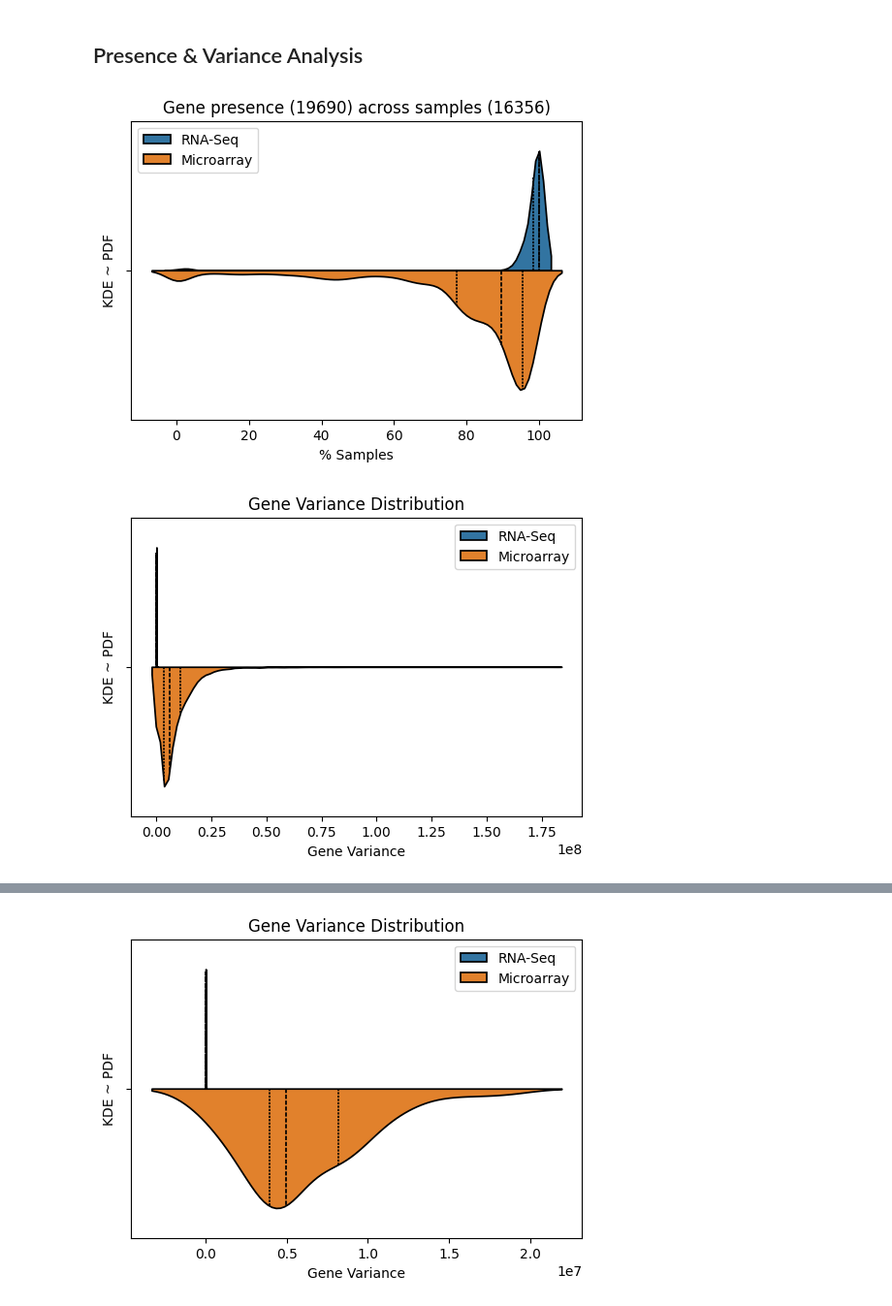
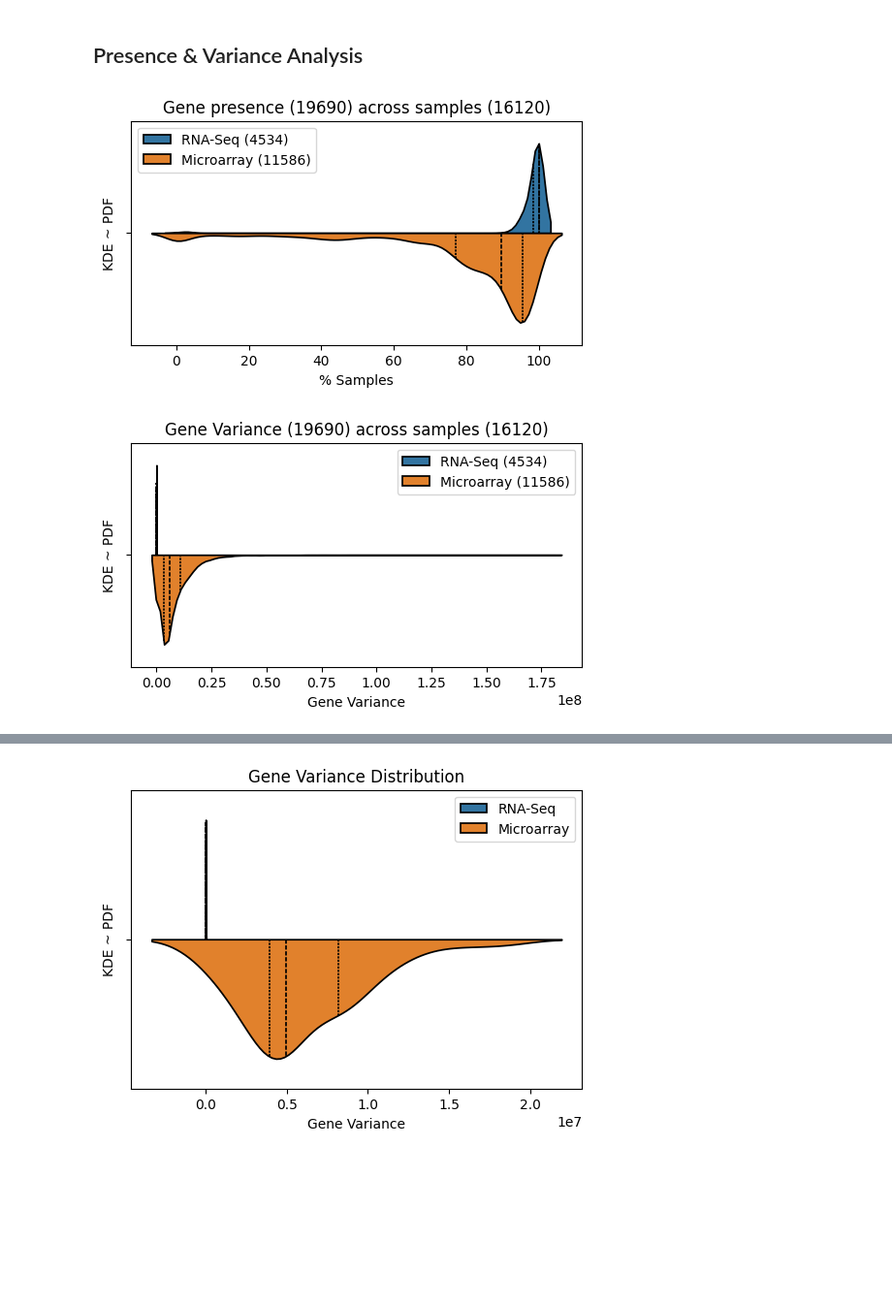
Before and after one commit to 00dylan00/scGPT_playground, a Jupyter notebook: notebooks/pp.data_analysis.ipynb, the cells around one changed output, grey strips where cells are left out. Shown at 97% size. Cells and saved outputs as stored; diff of their text form; code cells hidden in the pictures; blank space fills up the shorter version.

```diff
--- a/notebooks/pp.data_analysis.ipynb
+++ b/notebooks/pp.data_analysis.ipynb
@@ -15,9 +15,10 @@ import pickle, numpy as np, pandas as pd
 import matplotlib.pyplot as plt
 import anndata as ad, os, sys
 from tqdm import tqdm
+import seaborn as sns
 
 # variables
-pp_data = "pp_data-24-09-24-03"
+pp_data = "pp_data-24-09-25-03"
 
 metadata_path = "../data/%s/metadata.pkl" % pp_data
 adata_path = "../data/%s/data.h5ad" % pp_data
@@ -542,73 +658,52 @@ plt.tight_layout()
 
 import matplotlib.pyplot as plt
 
-plt.figure(figsize=(6, 4))
+plt.figure(figsize=(6, 3))
 
-data = {"Category":list(), "Counts":list()}
+data = {"Category": list(), "Counts": list()}
 for library in ["RNA-Seq", "Microarray"]:
     mask = adata.obs["library"] == library
-    n_non_nans = np.sum(~np.isnan(adata.X[mask]), axis=0)/adata.X[mask].shape[0]*100
-    data["Category"].extend([library]*len(n_non_nans))
+    n_non_nans = np.sum(~np.isnan(adata.X[mask]), axis=0) / adata.X[mask].shape[0] * 100
+    data["Category"].extend(["%s (%s)" % (library, np.sum(mask))] * len(n_non_nans))
     data["Counts"].extend(n_non_nans)
 
 df_data = pd.DataFrame(data)
 
 sns.violinplot(
     df_data,
-    x = "Counts",
+    x="Counts",
     orient="h",
     # inner_kws=dict(box_width=15, whis_width=2, color=".8"),
     hue="Category",
     split=True,
     inner="quartile",
     # color="paleturquoise",
     edgecolor="black",
 )
 
-# plt.axvline(
-#     adata.X.shape[0] * 0.95,
-#     color="red",
-#     label=f"≥95% Presence {np.sum(data>=adata.X.shape[0] * 0.95)} genes",
-#     alpha=0.5,
-#     linestyle="--",
-# )
-# plt.axvline(
-#     adata.X.shape[0] * 0.9,
-#     color="green",
-#     label=f"≥90% Presence {np.sum(data>=adata.X.shape[0] * 0.90)} genes",
-#     alpha=0.5,
-#     linestyle="--",
-# )
-# plt.axvline(
-#     adata.X.shape[0] * 0.6,
-#     color="blue",
-#     label=f"≥60% Presence {np.sum(data>=adata.X.shape[0] * 0.60)} genes",
-#     alpha=0.5,
-#     linestyle="--",
-# )
 plt.ylabel("KDE ~ PDF")
 plt.xlabel("% Samples")
 
 plt.legend()
 plt.title(f"Gene presence ({adata.shape[1]}) across samples ({adata.shape[0]})")
 
 plt.savefig(
     os.path.join(output_dir, "presence.png"),
     dpi=300,
     bbox_inches="tight",
 )
 # %% [output]
-[figure, old version]
+[figure, new version]
 # %%
 # Plot Gene Variance across samples
 
 import matplotlib.pyplot as plt
 
-data = {"Category":list(), "Counts":list()}
+data = {"Category": list(), "Counts": list()}
 for library in ["RNA-Seq", "Microarray"]:
     mask = adata.obs["library"] == library
-    n_std= np.nanstd(adata.X[mask], axis=0)
-    data["Category"].extend([library]*len(n_std))
+    n_std = np.nanstd(adata.X[mask], axis=0)
+    data["Category"].extend(["%s (%s)" % (library, np.sum(mask))] * len(n_non_nans))
     data["Counts"].extend(n_std)
 
 df_data = pd.DataFrame(data)
@@ -618,7 +713,7 @@ presence = 0.95  # gene presence in samples
 # filter out the genes with lowest presence
 thr_presence = adata.X.shape[0] * presence
 
-plt.figure(figsize=(6, 4))
+plt.figure(figsize=(6, 3))
 
 sns.violinplot(
     data,
@@ -637,7 +732,7 @@ plt.ylabel("KDE ~ PDF")
 plt.xlabel("Gene Variance")
 
 plt.legend()
-plt.title(f"Gene Variance Distribution")
+plt.title(f"Gene Variance ({adata.shape[1]}) across samples ({adata.shape[0]})")
 
 plt.savefig(
     os.path.join(output_dir, "variance.png"),
@@ -645,4 +740,4 @@ plt.savefig(
     bbox_inches="tight",
 )
 # %% [output]
-[figure, old version]
+[figure, new version]
```
Also changed, not shown: parts of 17 cells of this notebook, 18 other files.
